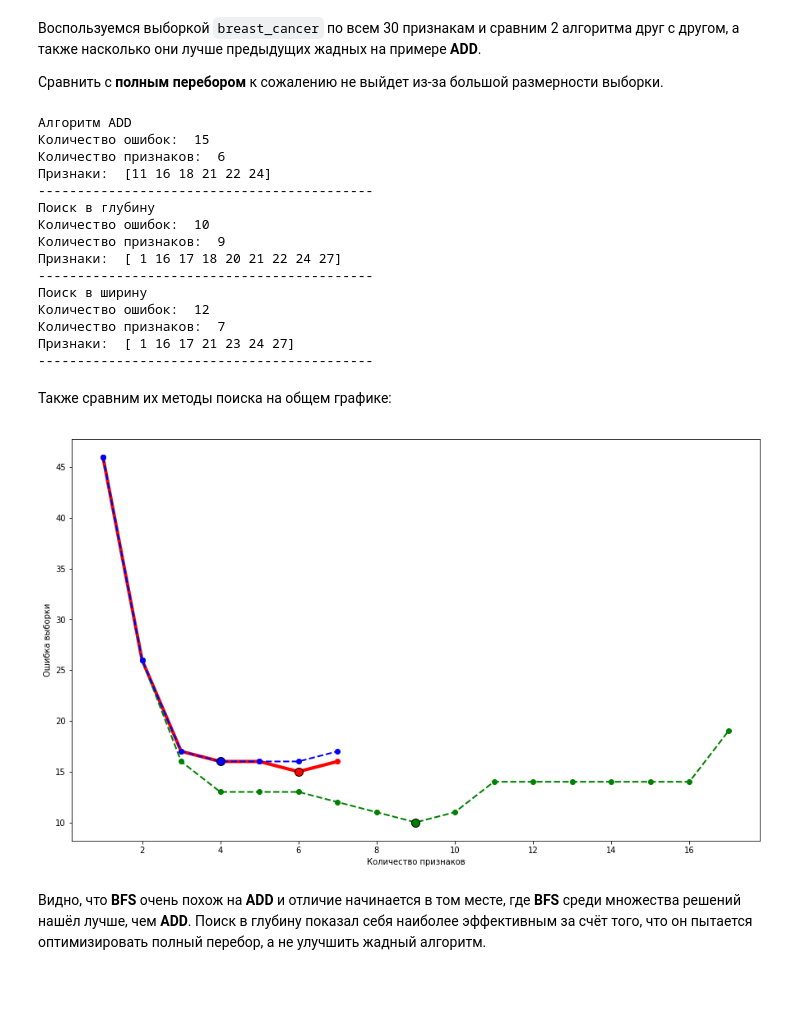
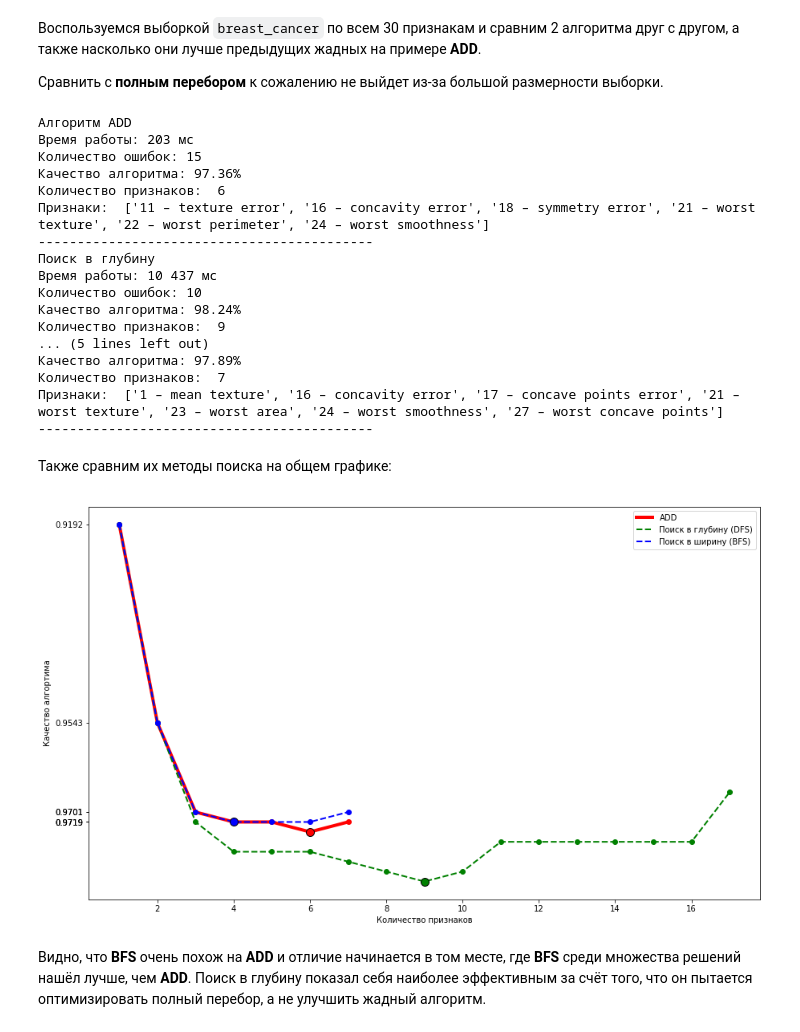
Before and after one commit to Dmitriy-kiselyov/MachineLearning, a Jupyter notebook: ipynb/feature_selection.ipynb, the cells around one changed output. Drawn from its saved outputs; the diff is of its cells as text; code cells hidden in the pictures; blank space fills up the shorter version.

```diff
--- a/ipynb/feature_selection.ipynb
+++ b/ipynb/feature_selection.ipynb
@@ -499,33 +539,37 @@ dataset = datasets.load_breast_cancer()
 feature_count = 30
 dataset.data = dataset.data[:, :feature_count]
 
-__log("Алгоритм ADD", selection_add(dataset))
-__log('Поиск в глубину', selection_dfs(dataset))
-__log('Поиск в ширину', selection_bfs(dataset, iter_limit=10))
+__log("Алгоритм ADD", lambda: selection_add(dataset))
+__log('Поиск в глубину', lambda: selection_dfs(dataset))
+__log('Поиск в ширину', lambda: selection_bfs(dataset, iter_limit=10))
 # %% [output]
 Алгоритм ADD
-Количество ошибок:  15
+Время работы: 203 мс
+Количество ошибок: 15
+Качество алгоритма: 97.36%
 Количество признаков:  6
-Признаки:  [11 16 18 21 22 24]
+Признаки:  ['11 – texture error', '16 – concavity error', '18 – symmetry error', '21 – worst texture', '22 – worst perimeter', '24 – worst smoothness']
 -------------------------------------------
 Поиск в глубину
-Количество ошибок:  10
+Время работы: 10 437 мс
+Количество ошибок: 10
+Качество алгоритма: 98.24%
 Количество признаков:  9
-Признаки:  [ 1 16 17 18 20 21 22 24 27]
+... (5 lines left out)
+Качество алгоритма: 97.89%
+Количество признаков:  7
+Признаки:  ['1 – mean texture', '16 – concavity error', '17 – concave points error', '21 – worst texture', '23 – worst area', '24 – worst smoothness', '27 – worst concave points']
 -------------------------------------------
-Поиск в ширину
-Количество ошибок:  12
-Количество признаков:  7
-Признаки:  [ 1 16 17 21 23 24 27]
--------------------------------------------
 # %% [markdown]
 Также сравним их методы поиска на общем графике:
 # %%
-make_compare_plot(dataset, selection_add(dataset), linewidth=4)
-make_compare_plot(dataset, selection_dfs(dataset), color='green', linestyle='--')
-make_compare_plot(dataset, selection_bfs(dataset), color='blue', linestyle='--')
+make_compare_plot(dataset, selection_add(dataset), linewidth=4, label="ADD")
+make_compare_plot(dataset, selection_dfs(dataset), color='green', linestyle='--', label="Поиск в глубину (DFS)")
+make_compare_plot(dataset, selection_bfs(dataset), color='blue', linestyle='--', label="Поиск в ширину (BFS)")
+plot.legend()
+plot.show()
 # %% [output]
-[figure, old version]
+[figure, new version]
 # %% [markdown]
 Видно, что **BFS** очень похож на **ADD** и отличие начинается в том месте, где **BFS** среди множества решений нашёл лучше, чем **ADD**.
 Поиск в глубину показал себя наиболее эффективным за счёт того, что он пытается оптимизировать полный перебор, а не улучшить жадный алгоритм.
```
Also changed, not shown: parts of 12 cells of this notebook, 2 other files.
